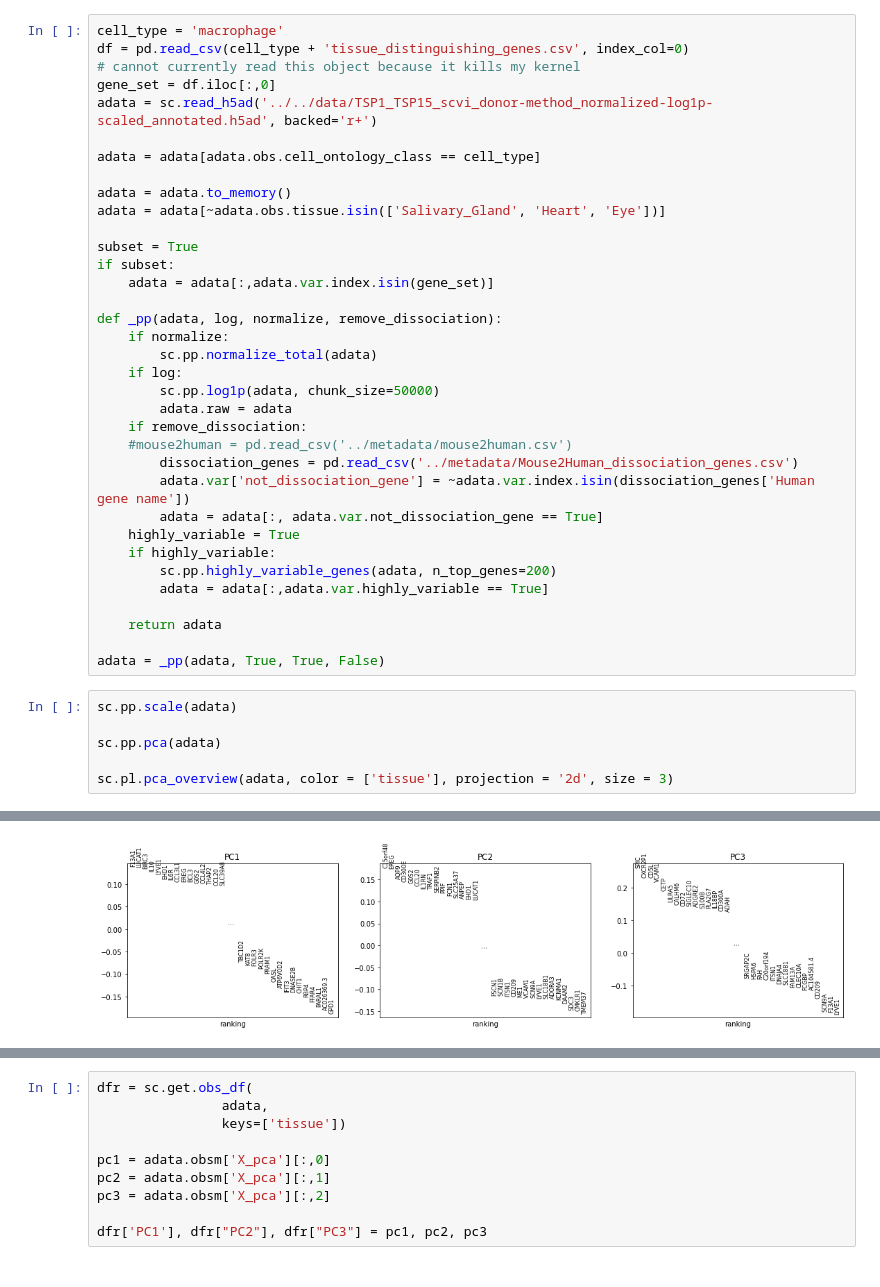
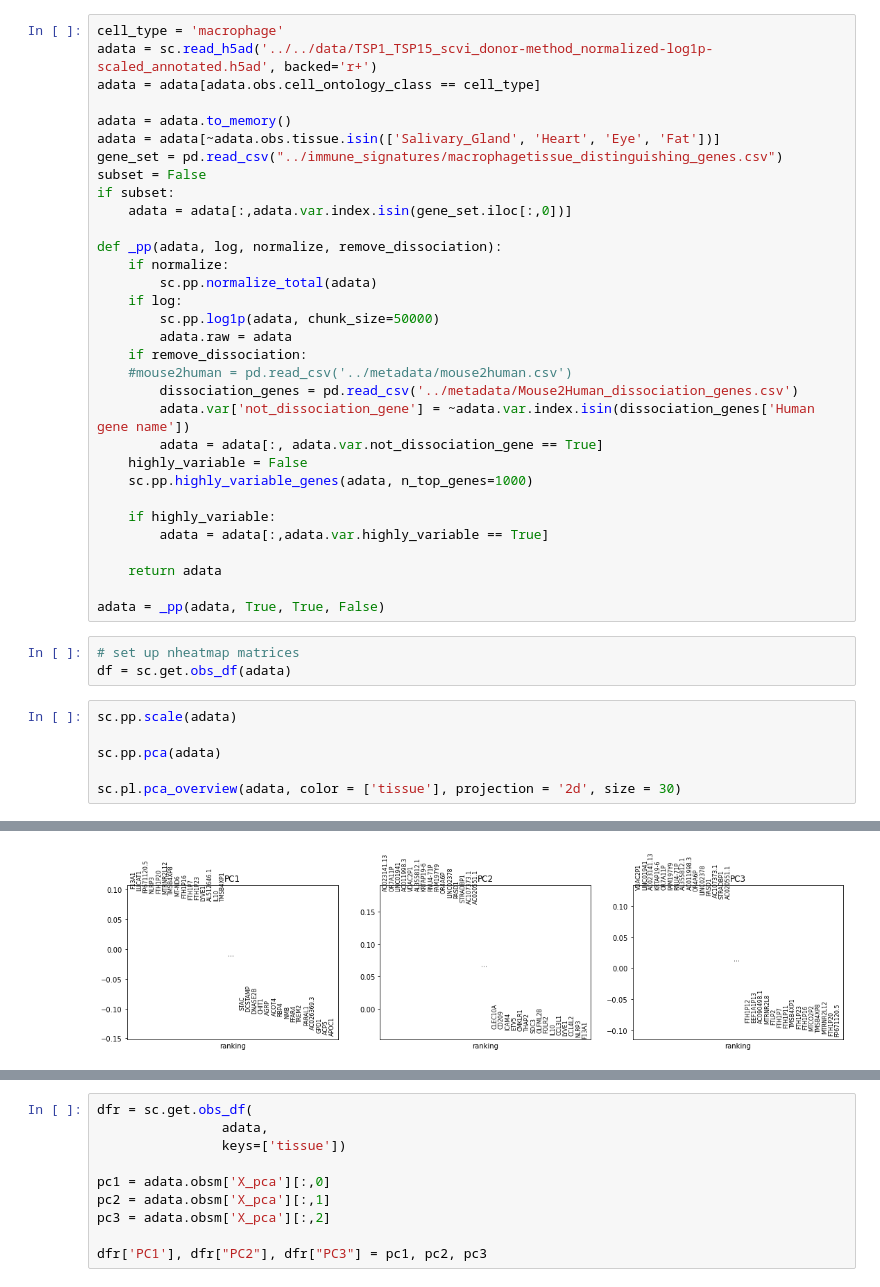
Before and after one commit to michael-swift/tsp-immune-analysis, a Jupyter notebook: notebooks/immune_signatures/nheatmap.ipynb, the cells around one changed output, grey strips where cells are left out. Saved outputs shown, nothing was run; the diff lists cells and outputs as text.

```diff
--- a/notebooks/immune_signatures/nheatmap.ipynb
+++ b/notebooks/immune_signatures/nheatmap.ipynb
@@ -46,18 +42,14 @@ The autoreload extension is already loaded. To reload it, use:
 # %%
 cell_type = 'macrophage'
-df = pd.read_csv(cell_type + 'tissue_distinguishing_genes.csv', index_col=0)
-# cannot currently read this object because it kills my kernel
-gene_set = df.iloc[:,0]
 adata = sc.read_h5ad('../../data/TSP1_TSP15_scvi_donor-method_normalized-log1p-scaled_annotated.h5ad', backed='r+')
-
 adata = adata[adata.obs.cell_ontology_class == cell_type]
 
 adata = adata.to_memory()
-adata = adata[~adata.obs.tissue.isin(['Salivary_Gland', 'Heart', 'Eye'])]
-
-subset = True
+adata = adata[~adata.obs.tissue.isin(['Salivary_Gland', 'Heart', 'Eye', 'Fat'])]
+gene_set = pd.read_csv("../immune_signatures/macrophagetissue_distinguishing_genes.csv")
+subset = False
 if subset:
-    adata = adata[:,adata.var.index.isin(gene_set)]
+    adata = adata[:,adata.var.index.isin(gene_set.iloc[:,0])]
 
 def _pp(adata, log, normalize, remove_dissociation):
     if normalize:
@@ -70,18 +62,22 @@ def _pp(adata, log, normalize, remove_dissociation):
         dissociation_genes = pd.read_csv('../metadata/Mouse2Human_dissociation_genes.csv')
         adata.var['not_dissociation_gene'] = ~adata.var.index.isin(dissociation_genes['Human gene name'])
         adata = adata[:, adata.var.not_dissociation_gene == True]
-    highly_variable = True
+    highly_variable = False
+    sc.pp.highly_variable_genes(adata, n_top_genes=1000)
+
     if highly_variable:
-        sc.pp.highly_variable_genes(adata, n_top_genes=200)
         adata = adata[:,adata.var.highly_variable == True]
 
     return adata
 
 adata = _pp(adata, True, True, False)
+# %%
+# set up nheatmap matrices
+df = sc.get.obs_df(adata)
 # %%
 sc.pp.scale(adata)
 
 sc.pp.pca(adata)
 
-sc.pl.pca_overview(adata, color = ['tissue'], projection = '2d', size = 3)
+sc.pl.pca_overview(adata, color = ['tissue'], projection = '2d', size = 30)
 # %% [output]
@@ -89 +85 @@ sc.pl.pca_overview(adata, color = ['tissue'], projection = '2d', size = 3)
-[figure, old version]
+[figure, new version]
```
Also changed, not shown: parts of 21 cells of this notebook, 10 other files.
